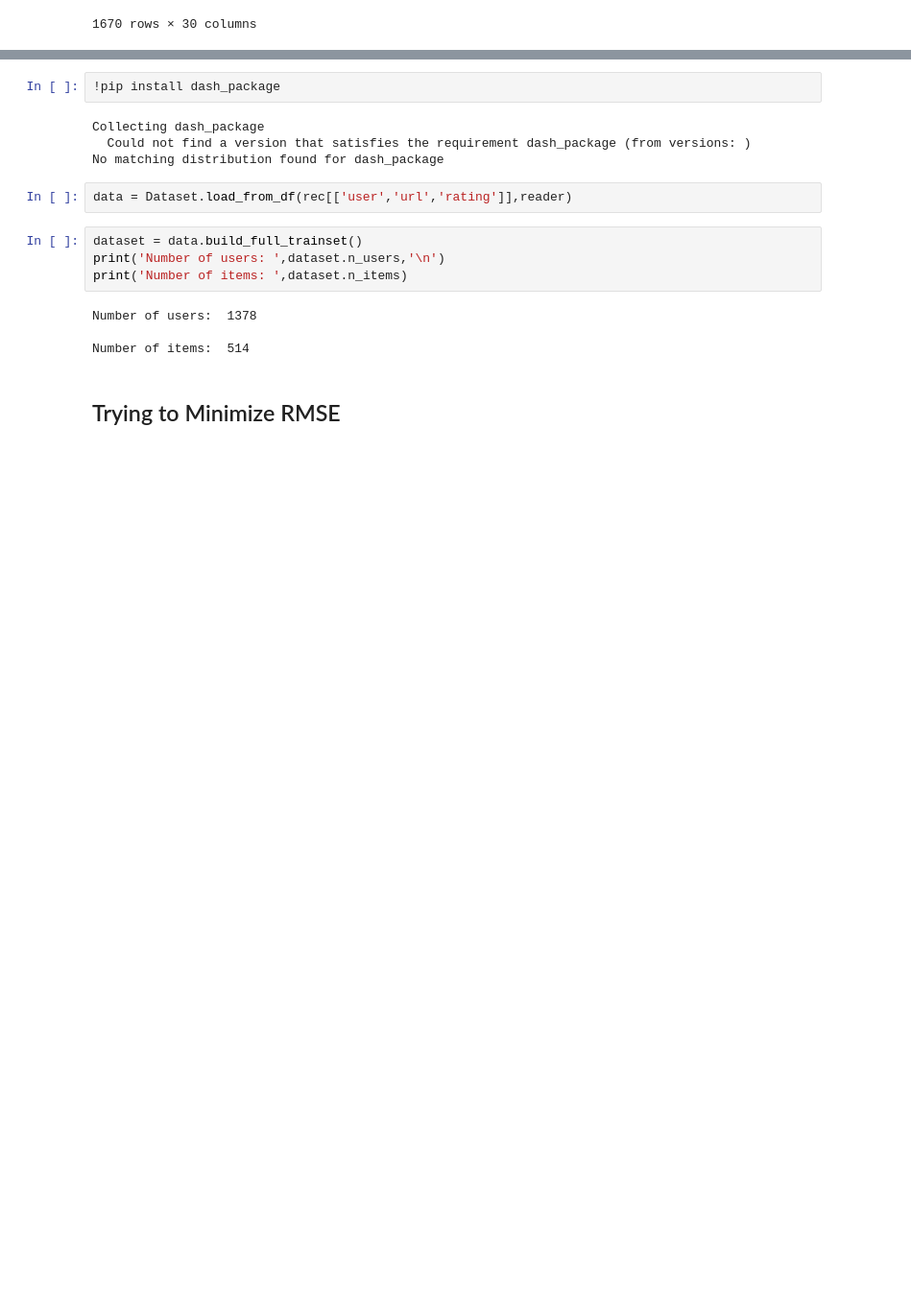
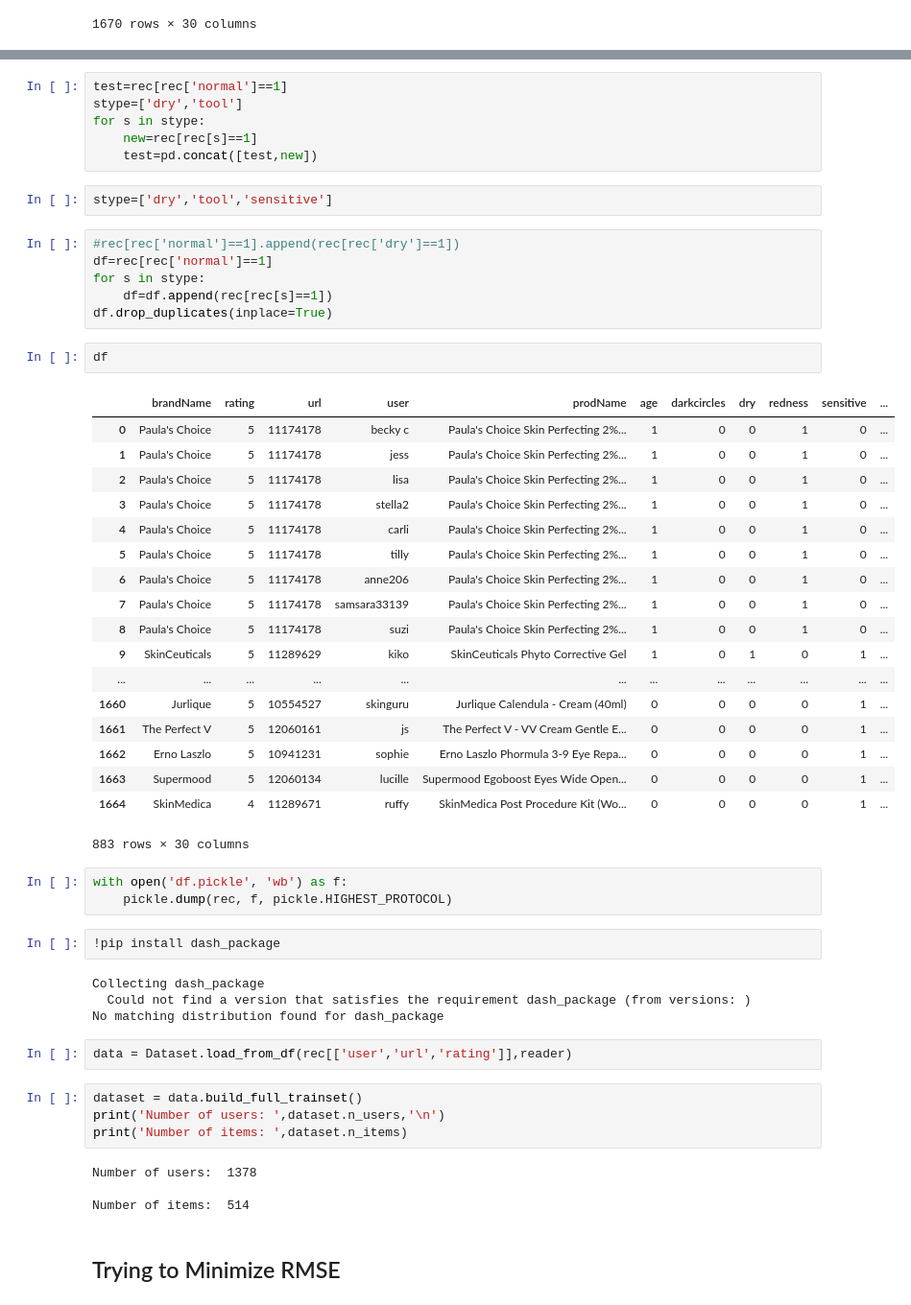
Before and after one commit to mackenziemitchell6/SkinCareRoutine, a Jupyter notebook: _StartingRecommender-FIN.ipynb, the cells around one changed output, grey strips where cells are left out. Shown at 96% size. Saved outputs shown, nothing was run; the diff lists cells and outputs as text; blank space fills up the shorter version.

```diff
--- a/_StartingRecommender-FIN.ipynb
+++ b/_StartingRecommender-FIN.ipynb
@@ -84,3 +131,41 @@ rec
+# %%
+test=rec[rec['normal']==1]
+stype=['dry','tool']
+for s in stype:
+    new=rec[rec[s]==1]
+    test=pd.concat([test,new])
+# %%
+stype=['dry','tool','sensitive']
+# %%
+#rec[rec['normal']==1].append(rec[rec['dry']==1])
+df=rec[rec['normal']==1]
+for s in stype:
+    df=df.append(rec[rec[s]==1])
+df.drop_duplicates(inplace=True)
+# %%
+df
+# %% [output]
+|  | brandName | rating | url | user | prodName | age | darkcircles | dry | redness | sensitive | ... |
+| 0 | Paula's Choice | 5 | 11174178 | becky c | Paula's Choice Skin Perfecting 2%... | 1 | 0 | 0 | 1 | 0 | ... |
+| 1 | Paula's Choice | 5 | 11174178 | jess | Paula's Choice Skin Perfecting 2%... | 1 | 0 | 0 | 1 | 0 | ... |
+| 2 | Paula's Choice | 5 | 11174178 | lisa | Paula's Choice Skin Perfecting 2%... | 1 | 0 | 0 | 1 | 0 | ... |
+| 3 | Paula's Choice | 5 | 11174178 | stella2 | Paula's Choice Skin Perfecting 2%... | 1 | 0 | 0 | 1 | 0 | ... |
+| 4 | Paula's Choice | 5 | 11174178 | carli | Paula's Choice Skin Perfecting 2%... | 1 | 0 | 0 | 1 | 0 | ... |
+| 5 | Paula's Choice | 5 | 11174178 | tilly | Paula's Choice Skin Perfecting 2%... | 1 | 0 | 0 | 1 | 0 | ... |
+| 6 | Paula's Choice | 5 | 11174178 | anne206 | Paula's Choice Skin Perfecting 2%... | 1 | 0 | 0 | 1 | 0 | ... |
+| 7 | Paula's Choice | 5 | 11174178 | samsara33139 | Paula's Choice Skin Perfecting 2%... | 1 | 0 | 0 | 1 | 0 | ... |
+| 8 | Paula's Choice | 5 | 11174178 | suzi | Paula's Choice Skin Perfecting 2%... | 1 | 0 | 0 | 1 | 0 | ... |
+| 9 | SkinCeuticals | 5 | 11289629 | kiko | SkinCeuticals Phyto Corrective Gel | 1 | 0 | 1 | 0 | 1 | ... |
+| ... | ... | ... | ... | ... | ... | ... | ... | ... | ... | ... | ... |
+| 1660 | Jurlique | 5 | 10554527 | skinguru | Jurlique Calendula - Cream (40ml) | 0 | 0 | 0 | 0 | 1 | ... |
+| 1661 | The Perfect V | 5 | 12060161 | js | The Perfect V - VV Cream Gentle E... | 0 | 0 | 0 | 0 | 1 | ... |
+| 1662 | Erno Laszlo | 5 | 10941231 | sophie | Erno Laszlo Phormula 3-9 Eye Repa... | 0 | 0 | 0 | 0 | 1 | ... |
+| 1663 | Supermood | 5 | 12060134 | lucille | Supermood Egoboost Eyes Wide Open... | 0 | 0 | 0 | 0 | 1 | ... |
+| 1664 | SkinMedica | 4 | 11289671 | ruffy | SkinMedica Post Procedure Kit (Wo... | 0 | 0 | 0 | 0 | 1 | ... |
+883 rows × 30 columns
+# %%
+with open('df.pickle', 'wb') as f:
+    pickle.dump(rec, f, pickle.HIGHEST_PROTOCOL)
 # %%
 !pip install dash_package
 # %% [output]
```
Also changed, not shown: parts of 11 cells of this notebook, 37 other files.
